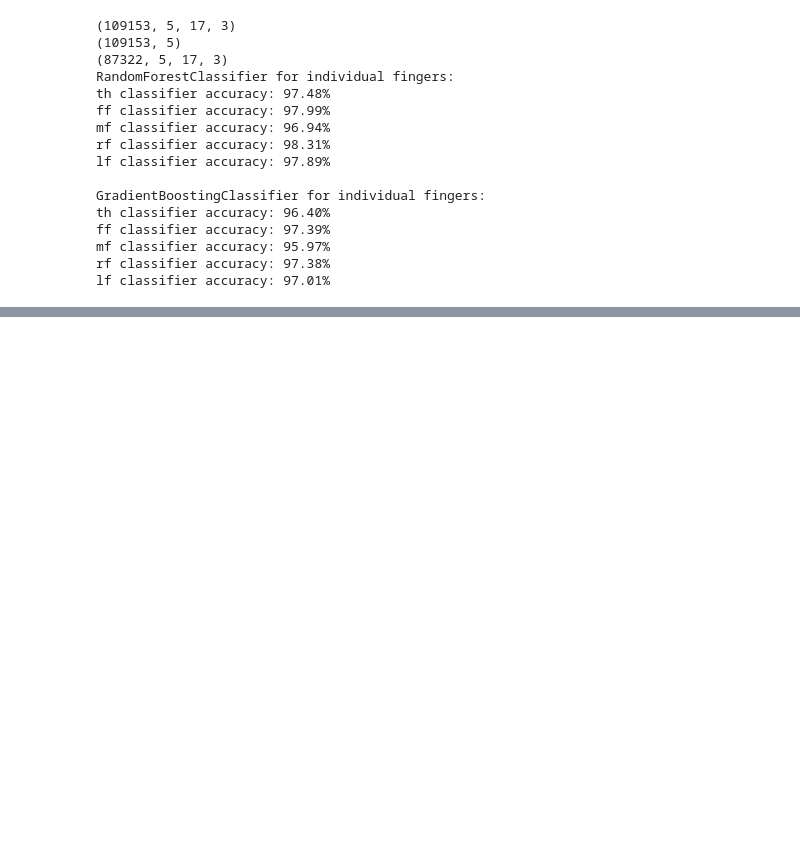
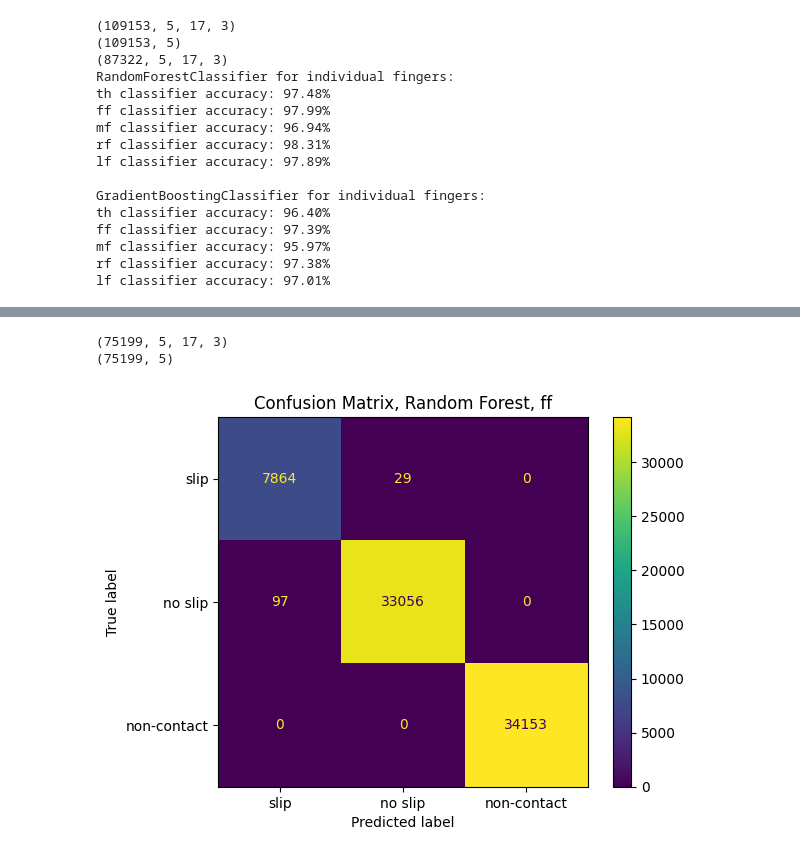
Before and after one commit to Crask21/slip_severity, a Jupyter notebook: notebooks/slip_detection.ipynb, the cells around one changed output, grey strips where cells are left out. Saved outputs shown, nothing was run; the diff lists cells and outputs as text; code cells hidden in the pictures; blank space fills up the shorter version.

```diff
--- a/notebooks/slip_detection.ipynb
+++ b/notebooks/slip_detection.ipynb
@@ -6,7 +6,7 @@ Following is a simple trial of slip detection using tactile sensors.
 Slip detection data is collected by grasping an object affixed to the environment and moving the robot hand in a smooth continuous motion generated via a combination of sinusoidal waves with random amplitude and frequency. The difference between "slip" and "non-slip" is the total amplitude of the sinusoidal waves such that there is none to minimal slippage.
 ![image.png](attachment:image.png)
 # %%
-data_path = "G:\\datasets\\tac2Slip"
+data_path = "G:\\datasets\\tac2Slip\\detection 28-02"
 classes = ['no_slip', 'slip']
 import os
 import csv
@@ -173,0 +253,20 @@ lf classifier accuracy: 97.01%
+# %%
+# ----------------------------- ff classifier ----------------------------- #
+ff_slip = restructured_slip[:, :, :]
+ff_no_slip = restructured_no_slip[:, :, :]
+ff_non_contact = restructured_non_contact[:, :, :]
+
+print(ff_slip.shape)
+print(ff_no_slip.shape)
+print(ff_non_contact.shape)
+
+from sklearn.ensemble import RandomForestClassifier
+from sklearn.model_selection import train_test_split
+X = np.concatenate((ff_slip, ff_no_slip, ff_non_contact), axis=0)
+y = np.concatenate((np.ones(ff_slip.shape[0]), np.zeros(ff_no_slip.shape[0]), np.zeros(ff_non_contact.shape[0])), axis=0)
+X = X.reshape(X.shape[0], -1)
+X_train, X_test, y_train, y_test = train_test_split(X, y, test_size=0.2, random_state=42)
+clf = RandomForestClassifier(n_estimators=100, random_state=42)
+clf.fit(X_train, y_train)
+accuracy = clf.score(X_test, y_test)
+print(f'ff classifier accuracy: {accuracy * 100:.2f}%')
@@ -173,0 +334,18 @@ lf classifier accuracy: 97.01%
+# %%
+print(X.shape)
+print(y.shape)
+
+# ----------------------------- Confusion matrix ----------------------------- #
+from sklearn.metrics import confusion_matrix, ConfusionMatrixDisplay
+y_pred = classifiers['ff'].predict(X[:, 0,:, :].reshape(X.shape[0], -1))
+cm = confusion_matrix(y[:, 0], y_pred)
+disp = ConfusionMatrixDisplay(confusion_matrix=cm, display_labels=['slip', 'no slip', 'non-contact'])
+import matplotlib.pyplot as plt
+fig, ax = plt.subplots()
+ax.set_title('Confusion Matrix, Random Forest, ff')
+disp.plot(ax=ax)
+plt.show()
+# %% [output]
+(75199, 5, 17, 3)
+(75199, 5)
+[figure, added]
```
Also changed, not shown: parts of 6 cells of this notebook, 8 other files.
